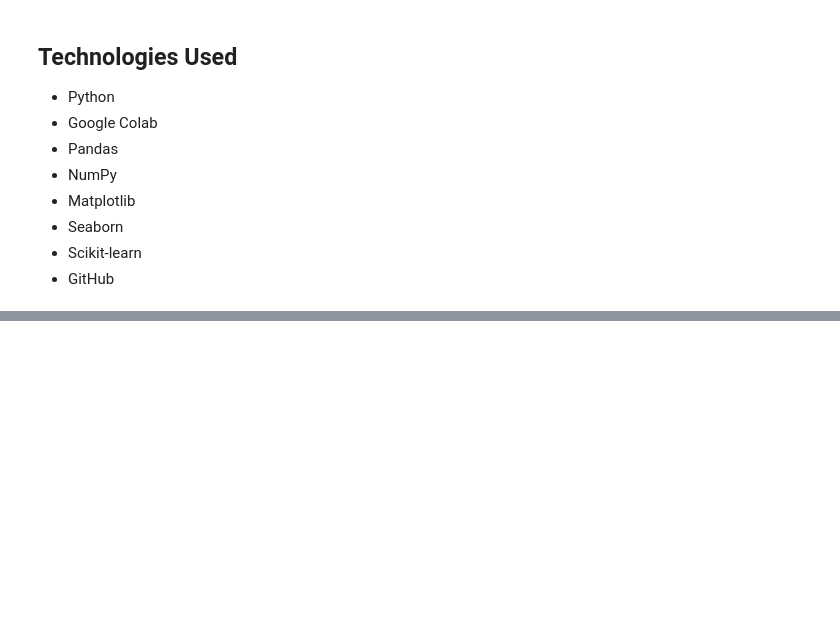
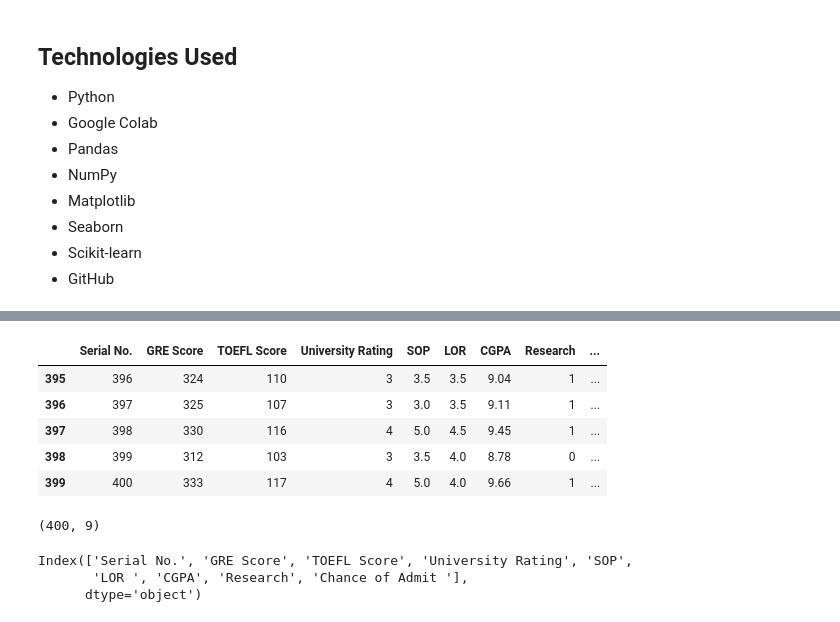
Before and after one commit to sumanamishra1120-ux/Chance-of-Admission-Higher-Studies, a Jupyter notebook: Chance_of_Admission_Higher_Studies.ipynb, the cells around one changed output, grey strips where cells are left out. Drawn from its saved outputs; the diff is of its cells as text; code cells hidden in the pictures; blank space fills up the shorter version.

```diff
--- a/Chance_of_Admission_Higher_Studies.ipynb
+++ b/Chance_of_Admission_Higher_Studies.ipynb
@@ -89,0 +111,19 @@ The project will be completed in the following stages:
+# %%
+df.tail()
+# %% [output]
+|  | Serial No. | GRE Score | TOEFL Score | University Rating | SOP | LOR | CGPA | Research | ... |
+| 395 | 396 | 324 | 110 | 3 | 3.5 | 3.5 | 9.04 | 1 | ... |
+| 396 | 397 | 325 | 107 | 3 | 3.0 | 3.5 | 9.11 | 1 | ... |
+| 397 | 398 | 330 | 116 | 4 | 5.0 | 4.5 | 9.45 | 1 | ... |
+| 398 | 399 | 312 | 103 | 3 | 3.5 | 4.0 | 8.78 | 0 | ... |
+| 399 | 400 | 333 | 117 | 4 | 5.0 | 4.0 | 9.66 | 1 | ... |
+# %%
+df.shape
+# %% [output]
+(400, 9)
+# %%
+df.columns
+# %% [output]
+Index(['Serial No.', 'GRE Score', 'TOEFL Score', 'University Rating', 'SOP',
+       'LOR ', 'CGPA', 'Research', 'Chance of Admit '],
+      dtype='object')
```
Also changed, not shown: parts of 6 cells of this notebook.
